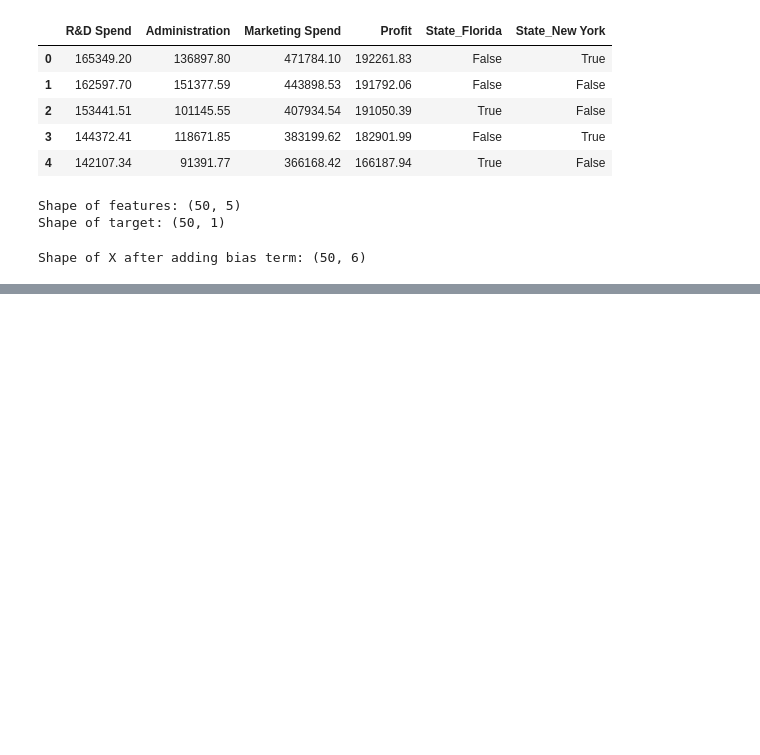
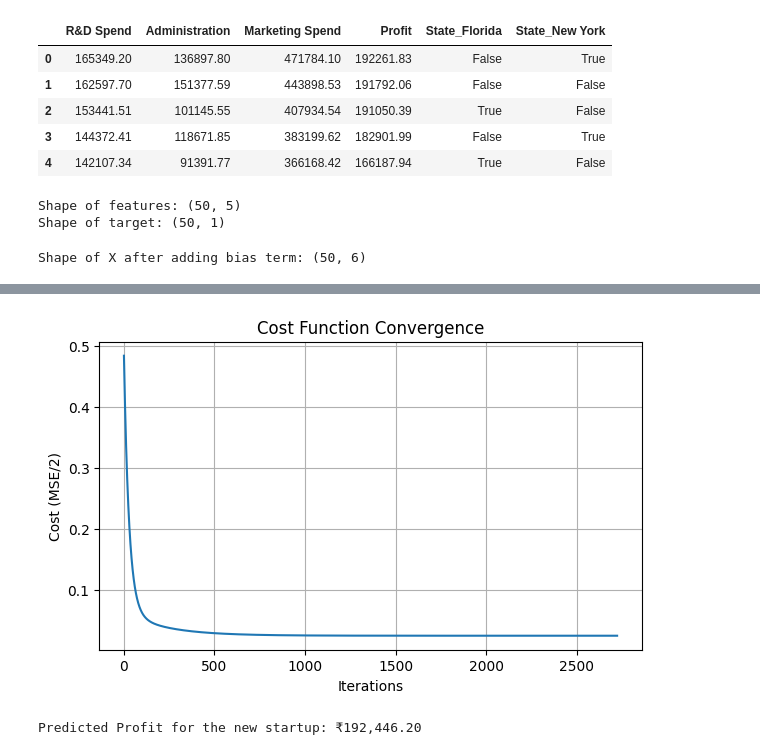
Before and after one commit to ssanthosh777/Implementation-of-Linear-Regression-Using-Gradient-Descent, a Jupyter notebook: IMLEX_03.ipynb, the cells around one changed output, grey strips where cells are left out. Saved outputs shown, nothing was run; the diff lists cells and outputs as text; code cells hidden in the pictures; blank space fills up the shorter version.

```diff
--- a/IMLEX_03.ipynb
+++ b/IMLEX_03.ipynb
@@ -97,3 +97,9 @@ def gradient_descent(X, y, learning_rate=0.01, num_iters=2000, tol=1e-8, verbose
             print(f"Iteration {i:4d}, Cost: {cost:.6f}")
 
     return theta, J_history
+# %%
+alpha = 0.01
+theta, J_hist = gradient_descent(X, y, learning_rate=alpha, num_iters=5000, tol=1e-9, verbose=True)
+
+print("\nLearned Parameters (Theta):")
+print(theta.flatten())
@@ -99,0 +122,40 @@ def gradient_descent(X, y, learning_rate=0.01, num_iters=2000, tol=1e-8, verbose
+# %%
+plt.figure(figsize=(7,4))
+plt.plot(J_hist)
+plt.xlabel('Iterations')
+plt.ylabel('Cost (MSE/2)')
+plt.title('Cost Function Convergence')
+plt.grid(True)
+plt.show()
+# %% [output]
+[figure, added]
+# %%
+# Create new sample (same feature names as original)
+new_sample = pd.DataFrame([{
+    'R&D Spend': 165349.2,
+    'Administration': 136897.8,
+    'Marketing Spend': 471784.1,
+    'State': 'New York'
+}])
+
+# Apply one-hot encoding
+new_encoded = pd.get_dummies(new_sample, columns=['State'], drop_first=True)
+
+# Align columns with training data (add missing ones as 0)
+new_encoded = new_encoded.reindex(columns=data_encoded.drop('Profit', axis=1).columns, fill_value=0)
+
+# Scale new data
+new_scaled = X_scaler.transform(new_encoded)
+
+# Add bias
+new_design = np.hstack((np.ones((new_scaled.shape[0], 1)), new_scaled))
+
+# Predict (scaled)
+scaled_pred = new_design.dot(theta)
+
+# Inverse transform to original units
+pred_original = y_scaler.inverse_transform(scaled_pred)
+
+print(f"\nPredicted Profit for the new startup: ₹{pred_original[0][0]:,.2f}")
+# %% [output]
+Predicted Profit for the new startup: ₹192,446.20
```
Also changed, not shown: parts of 1 cell of this notebook.
